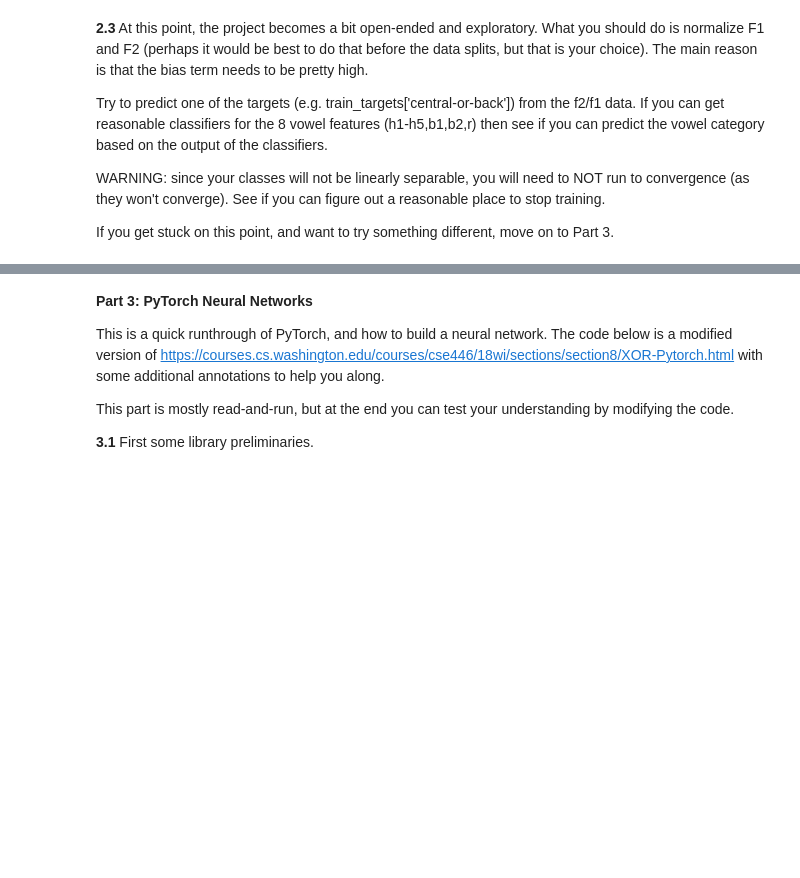
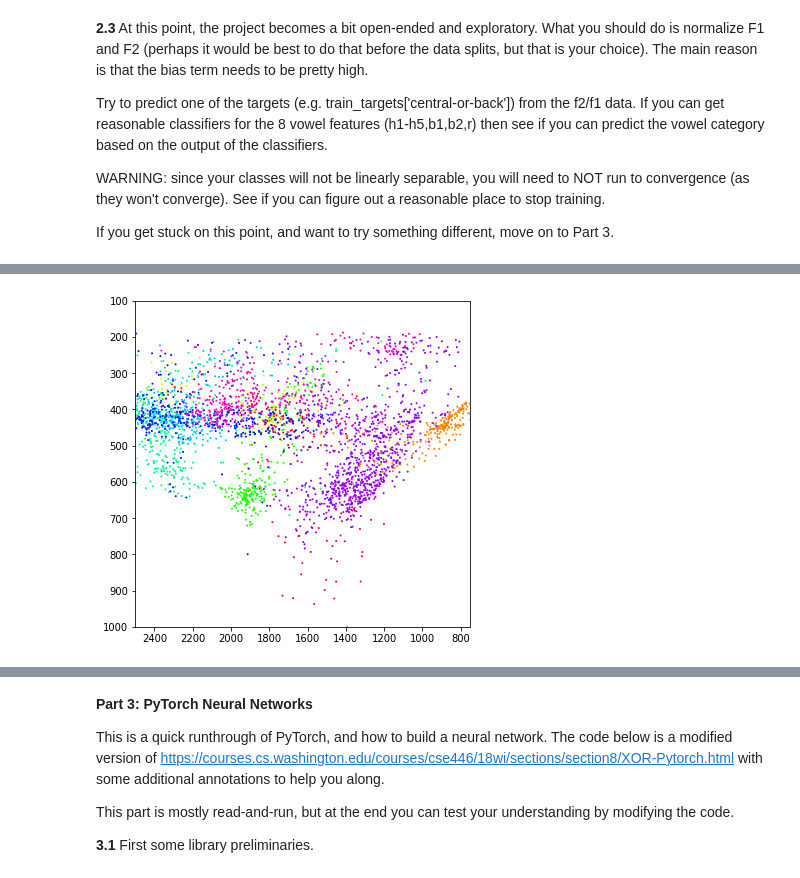
Before and after one commit to jrg94/CSE5522, a Jupyter notebook: lab4.ipynb, the cells around one changed output, grey strips where cells are left out. Cells and saved outputs as stored; diff of their text form; code cells hidden in the pictures; blank space fills up the shorter version.

Commit message:
Added perceptron training for formants

```diff
--- a/lab4.ipynb
+++ b/lab4.ipynb
@@ -96,10 +103,14 @@ def run_epoch(weights, data, targets, learningrate):
+# %%
+def experiment(iterations, weights, data, targets, learningrate):
+  for _ in range(iterations):
+    weights = run_epoch(weights, data, targets, learningrate)
+  return weights
 # %%
 # write code to run through convergence
 # put final weights into "finalweights"
-learningrate = .0111
-for _ in range(10000):
-  weights_init = run_epoch(weights_init, data, targets, learningrate)
-finalweights = weights_init
+LEARNING_RATE = .0111
+ITERS = 10000
+finalweights = experiment(ITERS, weights_init, data, targets, LEARNING_RATE)
 print(finalweights)
 # %% [output]
 [0.0212 0.7447 0.7553]
@@ -198,3 +209,11 @@ Try to predict one of the targets (e.g. train_targets['central-or-back']) from t
 WARNING: since your classes will not be linearly separable, you will need to NOT run to convergence (as they won't converge).  See if you can figure out a reasonable place to stop training.
 
 If you get stuck on this point, and want to try something different, move on to Part 3.
+# %%
+# normalize training data (borrowed from https://stackoverflow.com/questions/26414913/normalize-columns-of-pandas-data-frame)
+from sklearn import preprocessing
+x = train_data.values
+min_max_scaler = preprocessing.MinMaxScaler()
+x_scaled = min_max_scaler.fit_transform(x)
+train_data = pd.DataFrame(x_scaled)
+print(train_data)
@@ -200,0 +241,22 @@ If you get stuck on this point, and want to try something different, move on to
+# %%
+# predict one of the attributes from training data
+ITER = 100
+close_weights = experiment(ITER, weights_init, train_data.values, train_targets["close"].values, LEARNING_RATE)
+near_close_weights = experiment(ITER, weights_init, train_data.values, train_targets["near-close+"].values, LEARNING_RATE)
+close_mid_weights = experiment(ITER, weights_init, train_data.values, train_targets["close-mid+"].values, LEARNING_RATE)
+mid_weights = experiment(ITER, weights_init, train_data.values, train_targets["mid+"].values, LEARNING_RATE)
+open_mid_weights = experiment(ITER, weights_init, train_data.values, train_targets["open-mid+"].values, LEARNING_RATE)
+back_weights = experiment(ITER, weights_init, train_data.values, train_targets["back"].values, LEARNING_RATE)
+central_or_back_weights = experiment(ITER, weights_init, train_data.values, train_targets["central-or-back"].values, LEARNING_RATE)
+rounded_weights = experiment(ITER, weights_init, train_data.values, train_targets["rounded"].values, LEARNING_RATE)
+
+display(
+    close_weights,
+    near_close_weights,
+    close_mid_weights,
+    mid_weights,
+    open_mid_weights,
+    back_weights,
+    central_or_back_weights,
+    rounded_weights
+)
@@ -201 +272,5 @@ If you get stuck on this point, and want to try something different, move on to
+# %%
+plotvowels(df, close_weights)
+# %% [output]
+[figure, added]
 # %%
```
Also changed, not shown: parts of 5 cells of this notebook.
